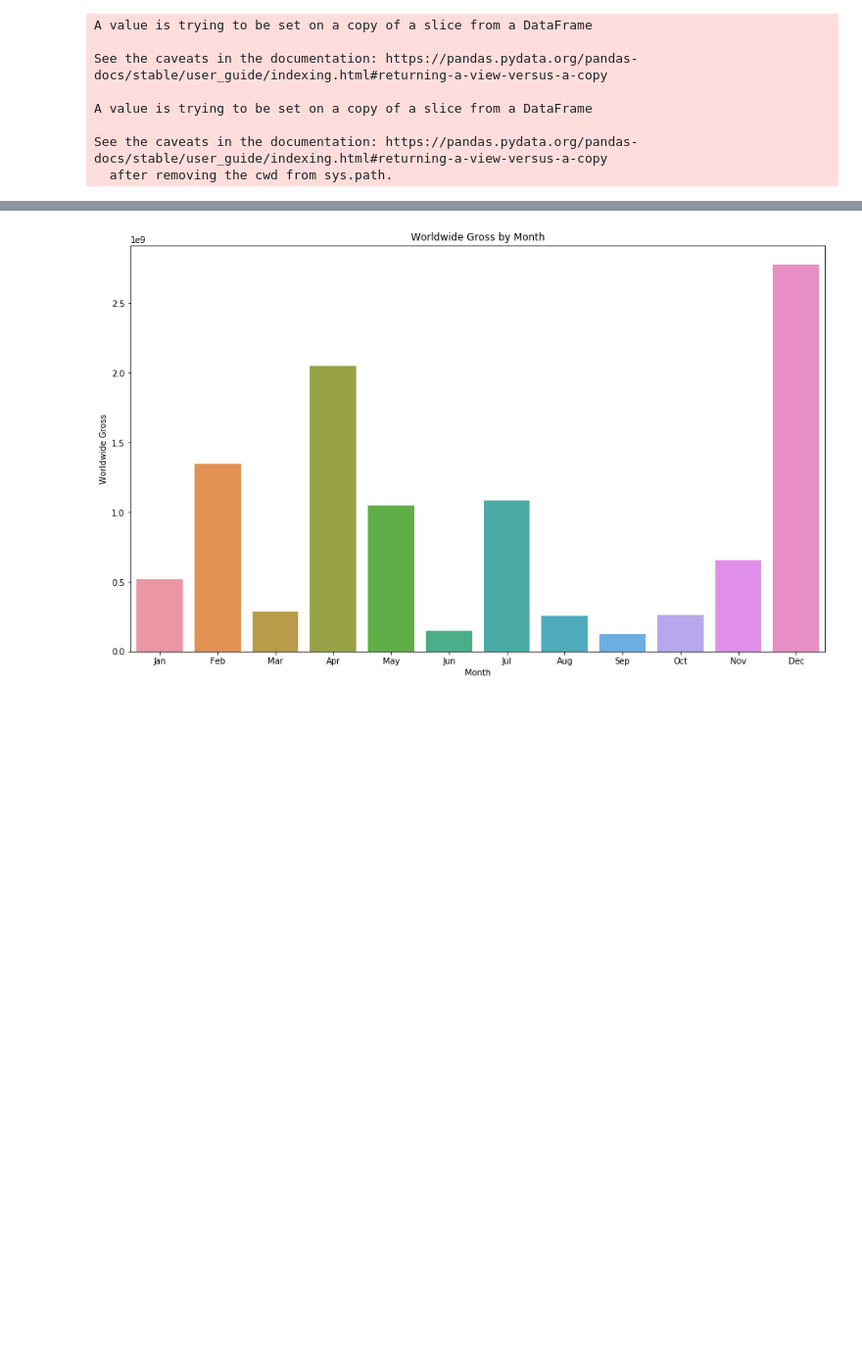
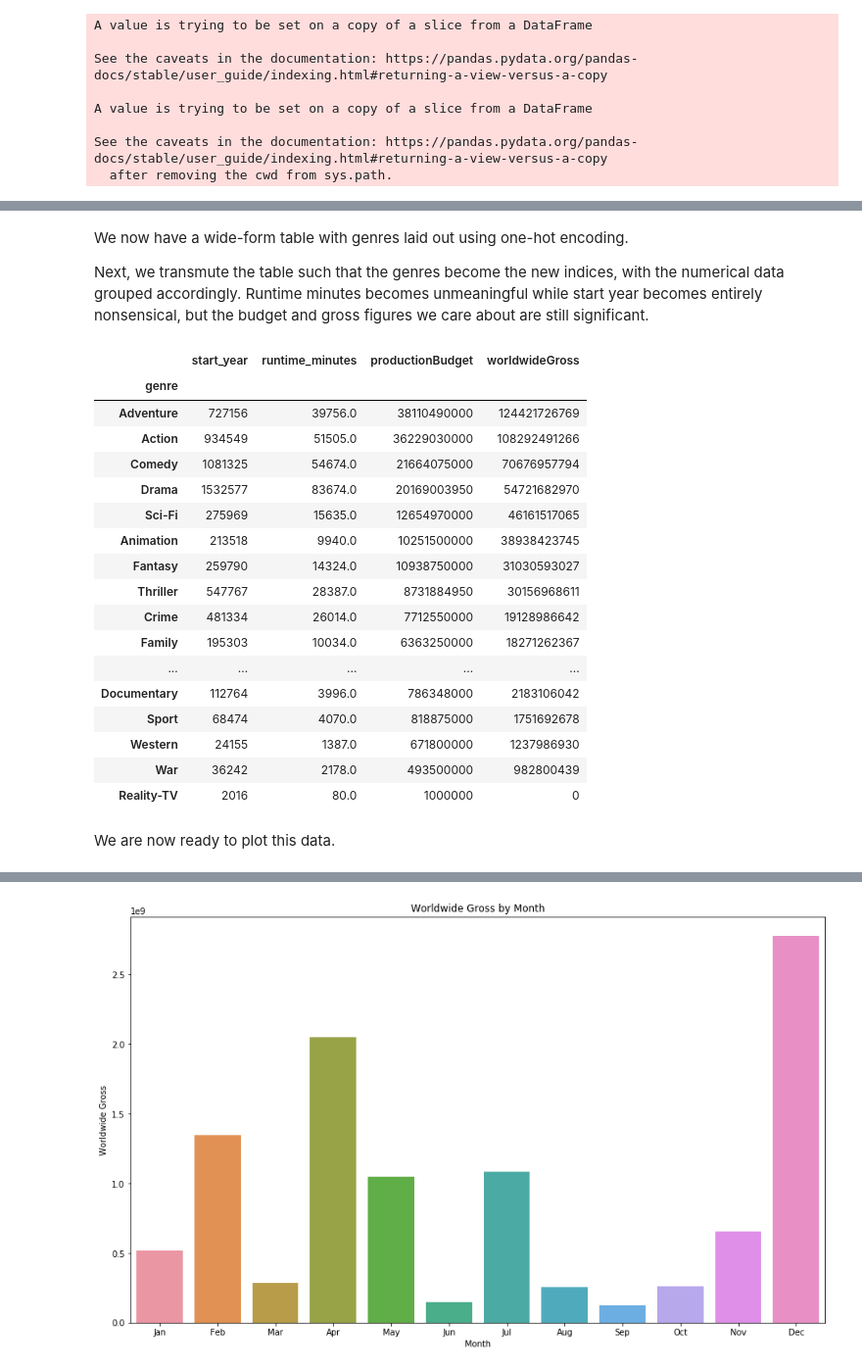
Before and after one commit to medoffc/carmijohngowalking, a Jupyter notebook: Carmi and John Walked 1,000 Miles.ipynb, the cells around one changed output, grey strips where cells are left out. Shown at 98% size. Saved outputs shown, nothing was run; the diff lists cells and outputs as text; code cells hidden in the pictures; blank space fills up the shorter version.

```diff
--- a/Carmi and John Walked 1,000 Miles.ipynb
+++ b/Carmi and John Walked 1,000 Miles.ipynb
@@ -94,6 +99,32 @@ See the caveats in the documentation: https://pandas.pydata.org/pandas-docs/stab
 5 rows × 29 columns
+# %% [markdown]
+We now have a wide-form table with genres laid out using one-hot encoding.
+
+Next, we transmute the table such that the genres become the new indices, with the numerical data grouped accordingly. Runtime minutes becomes unmeaningful while start year becomes entirely nonsensical, but the budget and gross figures we care about are still significant.
 # %%
-df_temp = df.melt(id_vars=['movie', 'start_year', 'runtime_minutes', 'genres', 'productionBudget', 'worldwideGross', 'genre_count'],
-        var_name='genre').groupby(['genre','value']).sum().filter(like='1', axis=0).sort_values(by='worldwideGross', ascending=False)
+df_mod = df.melt(id_vars=['movie', 'start_year', 'runtime_minutes', 'genres', 'productionBudget', 'worldwideGross', 'genre_count'],
+        var_name='genre').groupby(['genre','value']).sum().filter(like='1', axis=0).sort_values(by='worldwideGross', ascending=False).droplevel(1)
+df_mod
+# %% [output]
+|  | start_year | runtime_minutes | productionBudget | worldwideGross |
+| genre |  |  |  |  |
+| Adventure | 727156 | 39756.0 | 38110490000 | 124421726769 |
+| Action | 934549 | 51505.0 | 36229030000 | 108292491266 |
+| Comedy | 1081325 | 54674.0 | 21664075000 | 70676957794 |
+| Drama | 1532577 | 83674.0 | 20169003950 | 54721682970 |
+| Sci-Fi | 275969 | 15635.0 | 12654970000 | 46161517065 |
+| Animation | 213518 | 9940.0 | 10251500000 | 38938423745 |
+| Fantasy | 259790 | 14324.0 | 10938750000 | 31030593027 |
+| Thriller | 547767 | 28387.0 | 8731884950 | 30156968611 |
+| Crime | 481334 | 26014.0 | 7712550000 | 19128986642 |
+| Family | 195303 | 10034.0 | 6363250000 | 18271262367 |
+| ... | ... | ... | ... | ... |
+| Documentary | 112764 | 3996.0 | 786348000 | 2183106042 |
+| Sport | 68474 | 4070.0 | 818875000 | 1751692678 |
+| Western | 24155 | 1387.0 | 671800000 | 1237986930 |
+| War | 36242 | 2178.0 | 493500000 | 982800439 |
+| Reality-TV | 2016 | 80.0 | 1000000 | 0 |
+# %% [markdown]
+We are now ready to plot this data.
 # %%
 plt.figure(figsize=(15,9))
```
Also changed, not shown: parts of 20 cells of this notebook.
